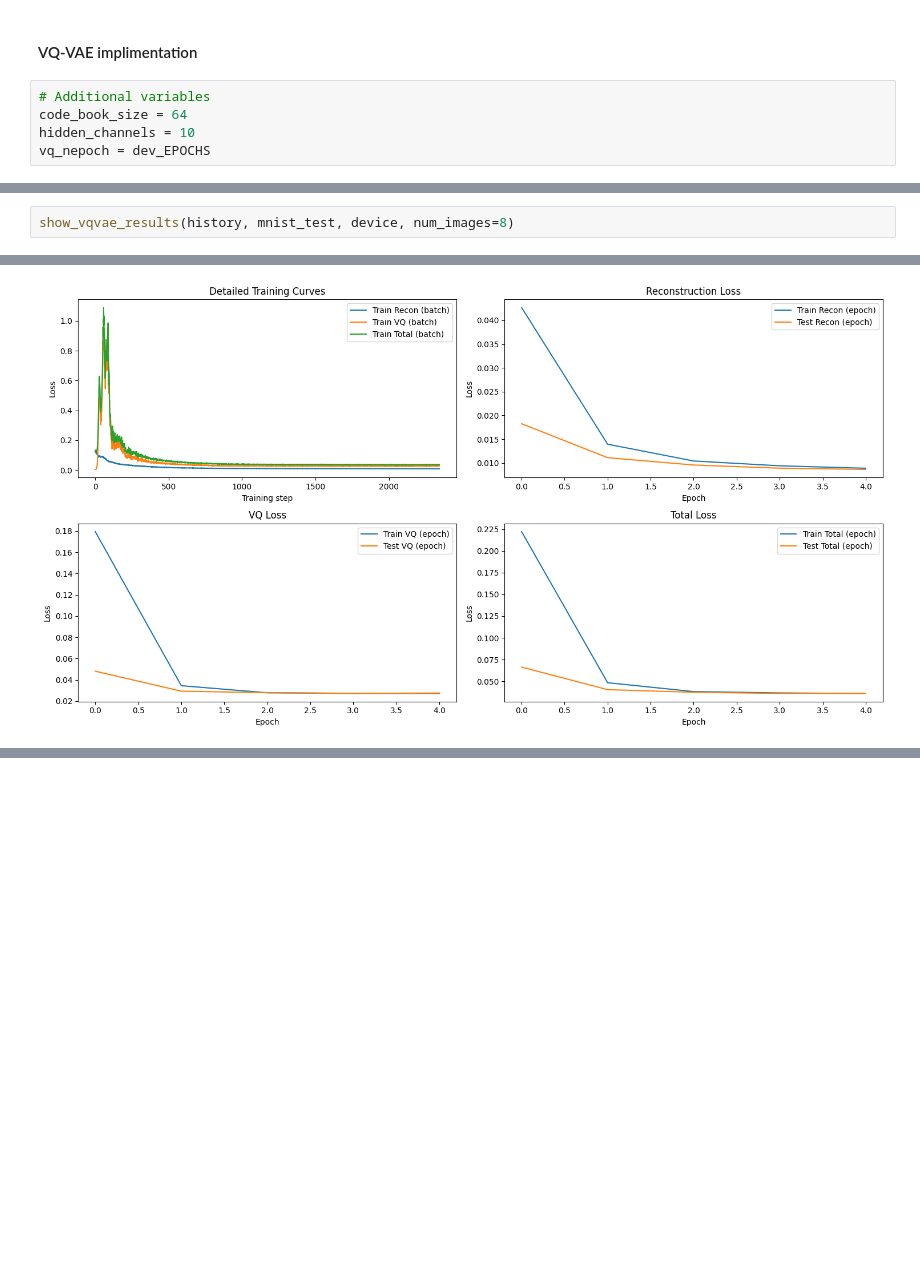
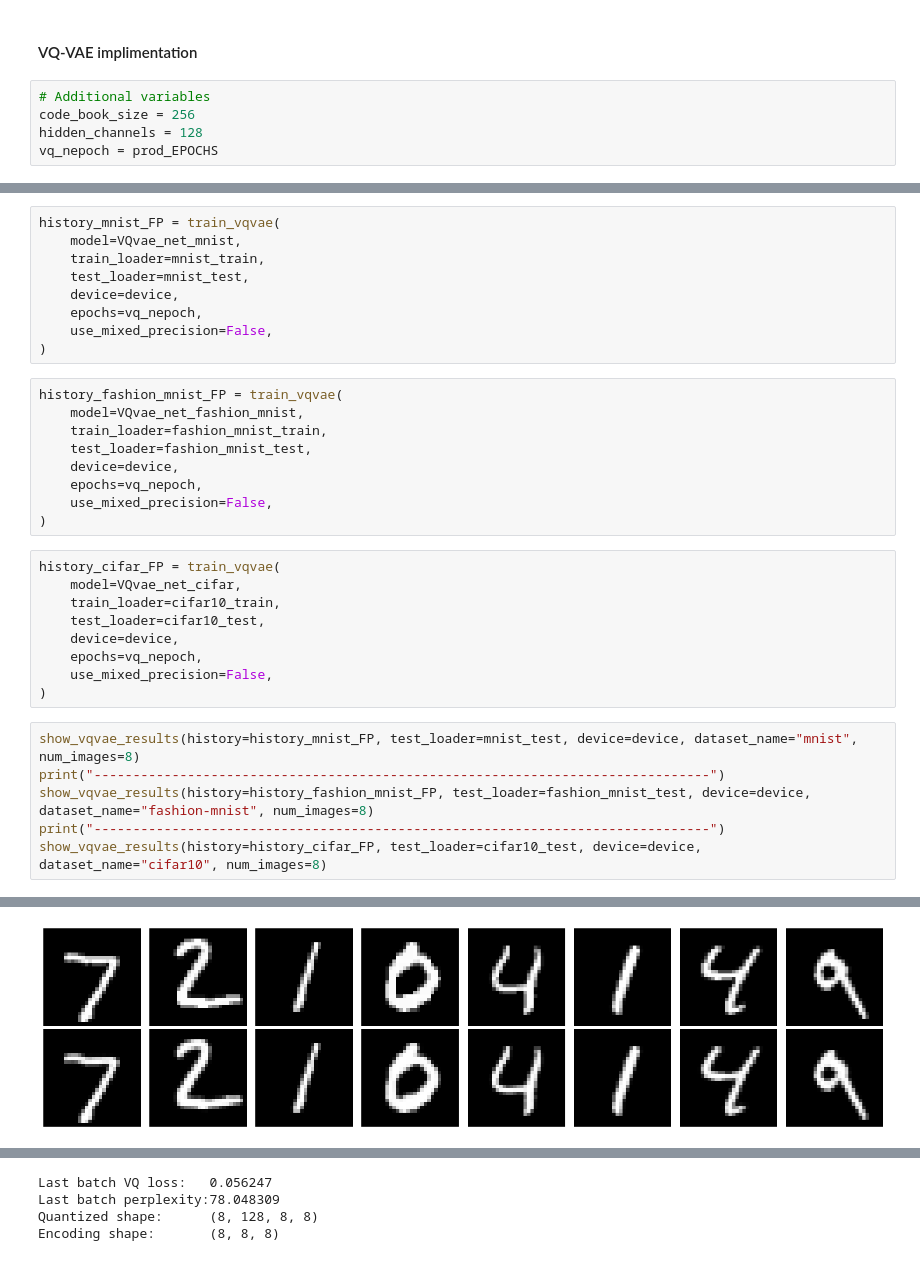
Before and after one commit to ArnarDJ/MLBAssignment2, a Jupyter notebook: MLBAssignment2.ipynb, the cells around one changed output, grey strips where cells are left out. Saved outputs shown, nothing was run; the diff lists cells and outputs as text; blank space fills up the shorter version.

```diff
--- a/MLBAssignment2.ipynb
+++ b/MLBAssignment2.ipynb
@@ -546,6 +660,6 @@ def show_vqvae_curves(history, vq_nepoch):
 #### VQ-VAE implimentation
 # %%
 # Additional variables
-code_book_size = 64
-hidden_channels = 10
-vq_nepoch = dev_EPOCHS
+code_book_size = 256
+hidden_channels = 128
+vq_nepoch = prod_EPOCHS
@@ -564,3 +674,34 @@ history = train_vqvae(
+# %%
+history_mnist_FP = train_vqvae(
+    model=VQvae_net_mnist,
+    train_loader=mnist_train,
+    test_loader=mnist_test,
+    device=device,
+    epochs=vq_nepoch,
+    use_mixed_precision=False,
+)
+# %%
+history_fashion_mnist_FP = train_vqvae(
+    model=VQvae_net_fashion_mnist,
+    train_loader=fashion_mnist_train,
+    test_loader=fashion_mnist_test,
+    device=device,
+    epochs=vq_nepoch,
+    use_mixed_precision=False,
+)
+# %%
+history_cifar_FP = train_vqvae(
+    model=VQvae_net_cifar,
+    train_loader=cifar10_train,
+    test_loader=cifar10_test,
+    device=device,
+    epochs=vq_nepoch,
+    use_mixed_precision=False,
+)
 # %%
-show_vqvae_results(history, mnist_test, device, num_images=8)
+show_vqvae_results(history=history_mnist_FP, test_loader=mnist_test, device=device, dataset_name="mnist", num_images=8)
+print("-------------------------------------------------------------------------------")
+show_vqvae_results(history=history_fashion_mnist_FP, test_loader=fashion_mnist_test, device=device, dataset_name="fashion-mnist", num_images=8)
+print("-------------------------------------------------------------------------------")
+show_vqvae_results(history=history_cifar_FP, test_loader=cifar10_test, device=device, dataset_name="cifar10", num_images=8)
 # %% [output]
@@ -567 +716 @@ show_vqvae_results(history, mnist_test, device, num_images=8)
-[figure, old version]
+[figure, new version]
@@ -582 +745,5 @@ Encoding indices shape: torch.Size([8, 7, 7])
+Last batch VQ loss:   0.056247
+Last batch perplexity:78.048309
+Quantized shape:      (8, 128, 8, 8)
+Encoding shape:       (8, 8, 8)
 # %%
```
Also changed, not shown: parts of 19 cells of this notebook.
